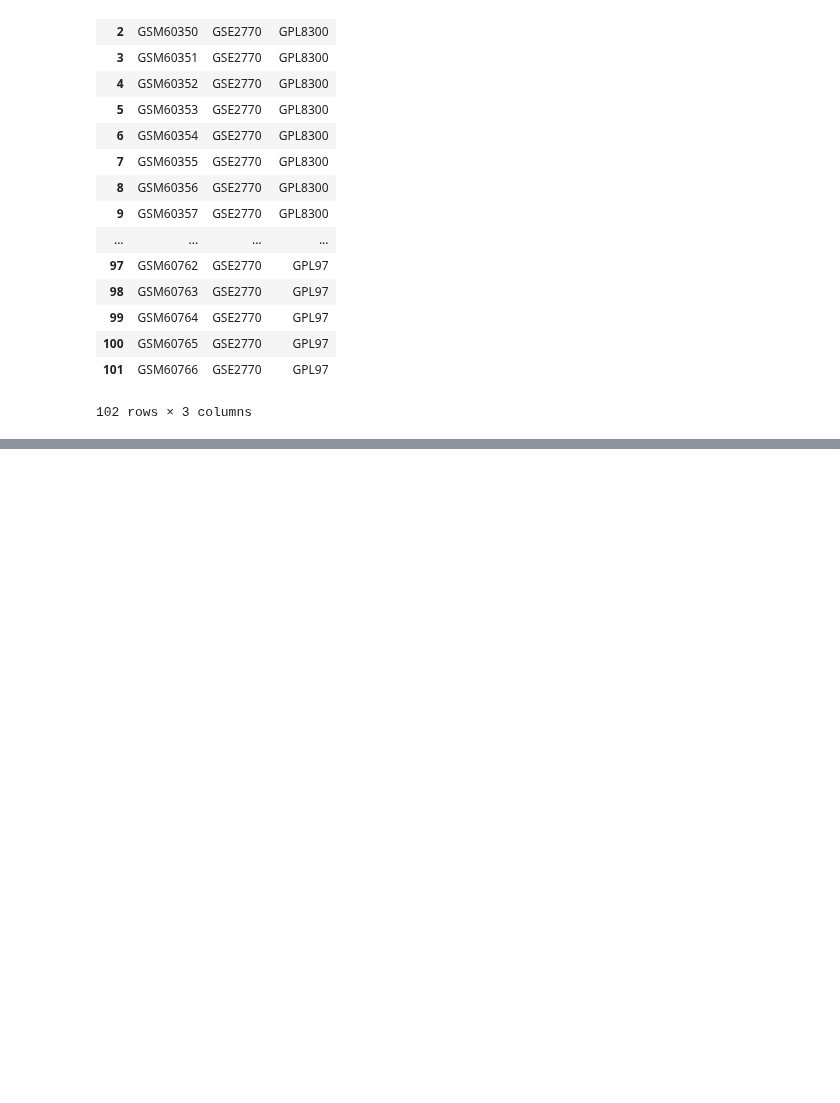
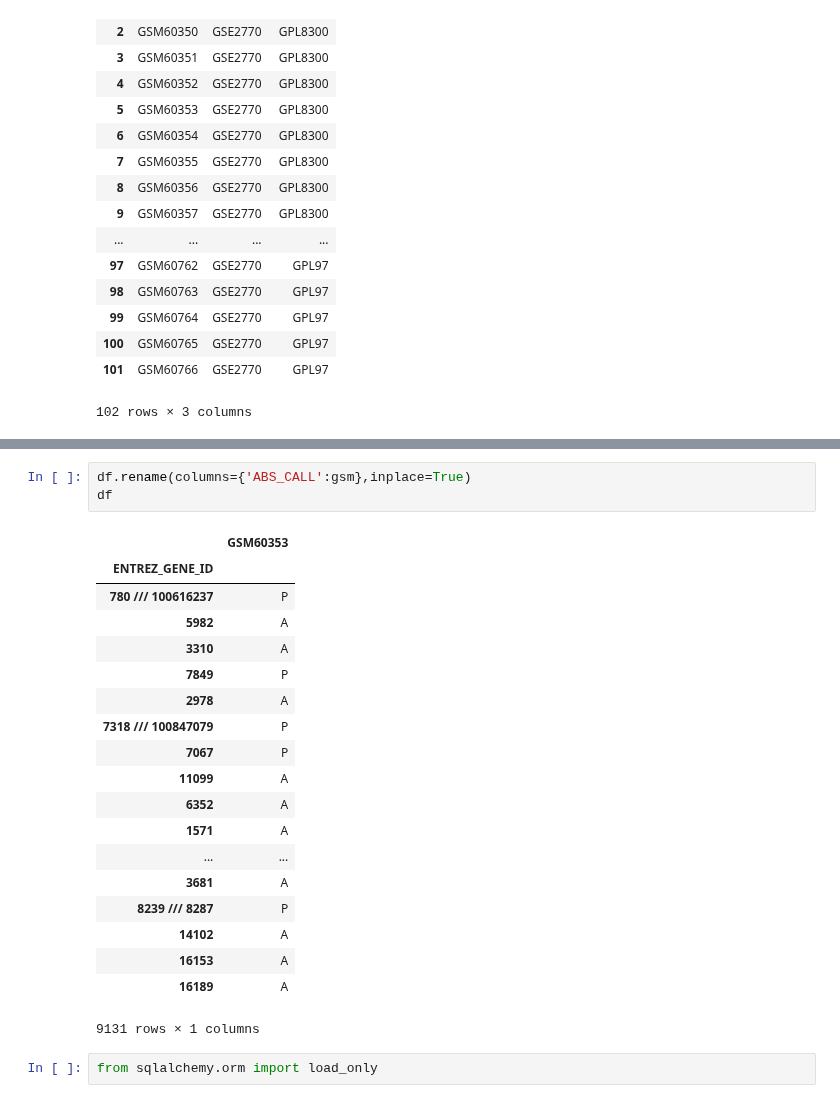
Before and after one commit to HelikarLab/COMO, a Jupyter notebook: py/RESTful_GEO_Fetch.ipynb, the cells around one changed output, grey strips where cells are left out. Cells and saved outputs as stored; diff of their text form; blank space fills up the shorter version.

```diff
--- a/py/RESTful_GEO_Fetch.ipynb
+++ b/py/RESTful_GEO_Fetch.ipynb
@@ -250,0 +325,25 @@ df_gseinfo
+# %%
+df.rename(columns={'ABS_CALL':gsm},inplace=True)
+df
+# %% [output]
+|  | GSM60353 |
+| ENTREZ_GENE_ID |  |
+| 780 /// 100616237 | P |
+| 5982 | A |
+| 3310 | A |
+| 7849 | P |
+| 2978 | A |
+| 7318 /// 100847079 | P |
+| 7067 | P |
+| 11099 | A |
+| 6352 | A |
+| 1571 | A |
+| ... | ... |
+| 3681 | A |
+| 8239 /// 8287 | P |
+| 14102 | A |
+| 16153 | A |
+| 16189 | A |
+9131 rows × 1 columns
+# %%
+from sqlalchemy.orm import load_only
```
Also changed, not shown: parts of 5 cells of this notebook.
